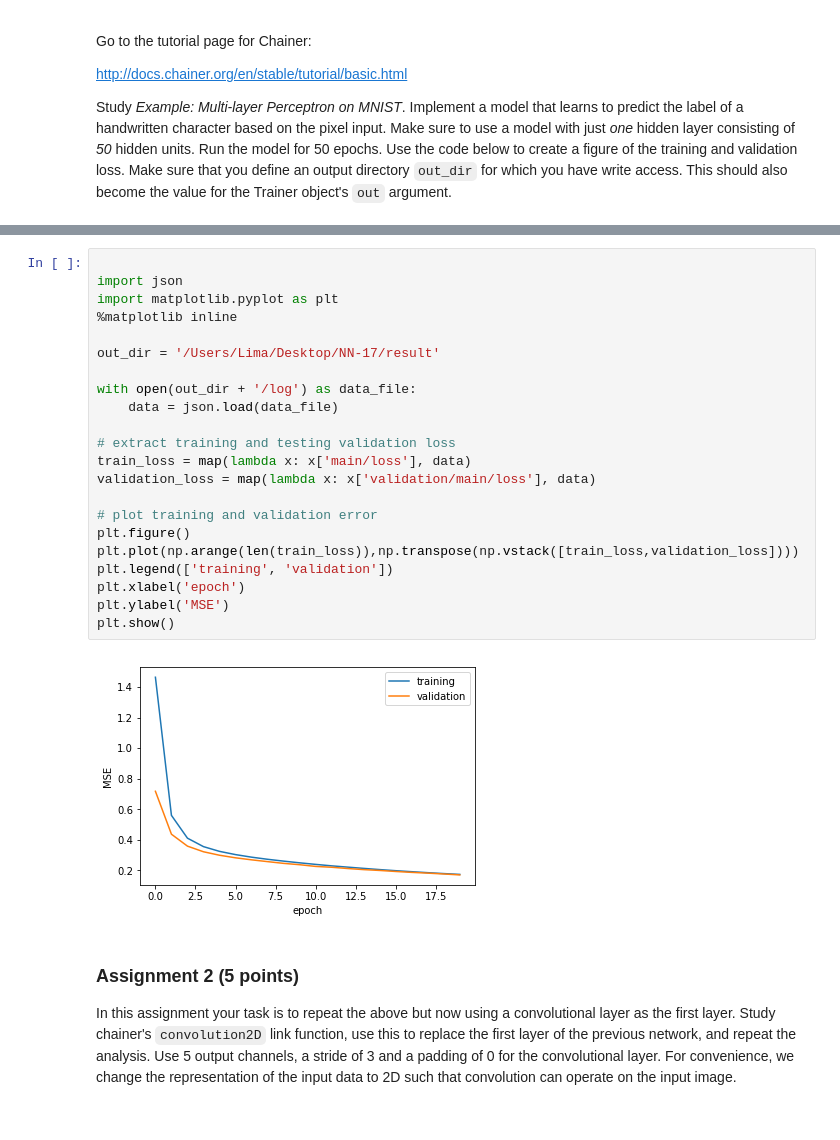
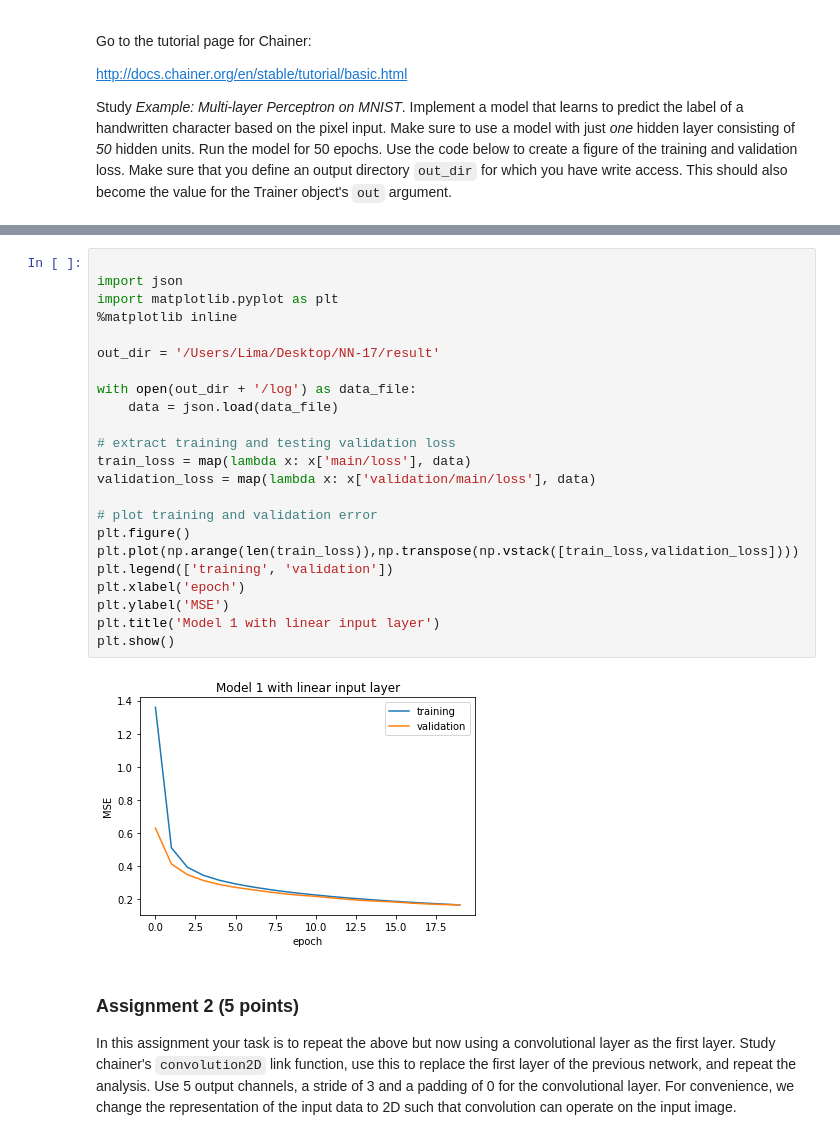
Before and after one commit to lisatostrams/NN-17, a Jupyter notebook: 11. Assigment.ipynb, the cells around one changed output, grey strips where cells are left out. Cells and saved outputs as stored; diff of their text form.

```diff
--- a/11. Assigment.ipynb
+++ b/11. Assigment.ipynb
@@ -70,27 +70,28 @@ this epoch [..................................................]  0.00%
 # %%
 
 import json
 import matplotlib.pyplot as plt
 %matplotlib inline
 
 out_dir = '/Users/Lima/Desktop/NN-17/result'
 
 with open(out_dir + '/log') as data_file:
     data = json.load(data_file)
 
 # extract training and testing validation loss
 train_loss = map(lambda x: x['main/loss'], data)
 validation_loss = map(lambda x: x['validation/main/loss'], data)
 
 # plot training and validation error
 plt.figure()
 plt.plot(np.arange(len(train_loss)),np.transpose(np.vstack([train_loss,validation_loss])))
 plt.legend(['training', 'validation'])
 plt.xlabel('epoch')
 plt.ylabel('MSE')
+plt.title('Model 1 with linear input layer')
 plt.show()
 # %% [output]
-[figure, old version]
+[figure, new version]
 # %% [markdown]
 ### Assignment 2 (5 points)
 
```
Also changed, not shown: parts of 3 cells of this notebook, 1 other file.
